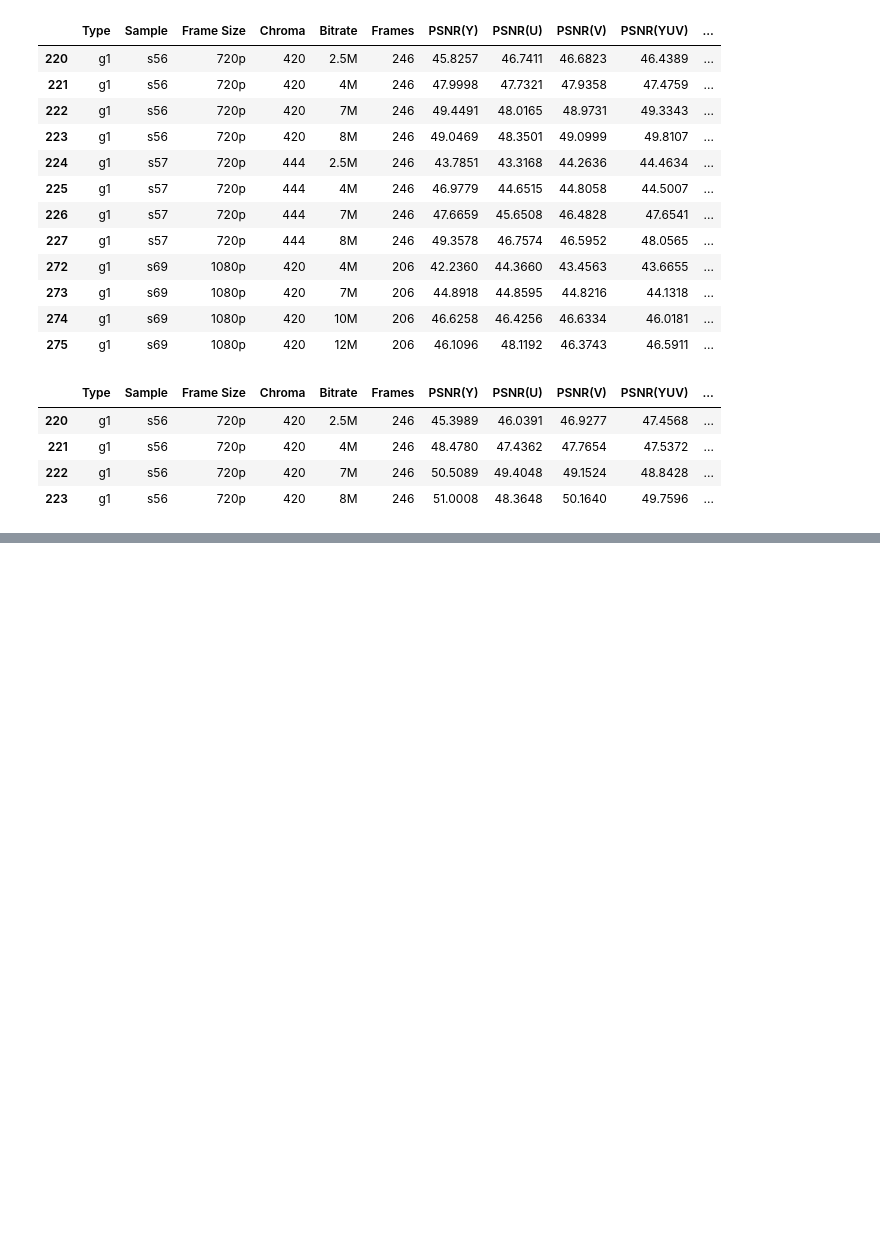
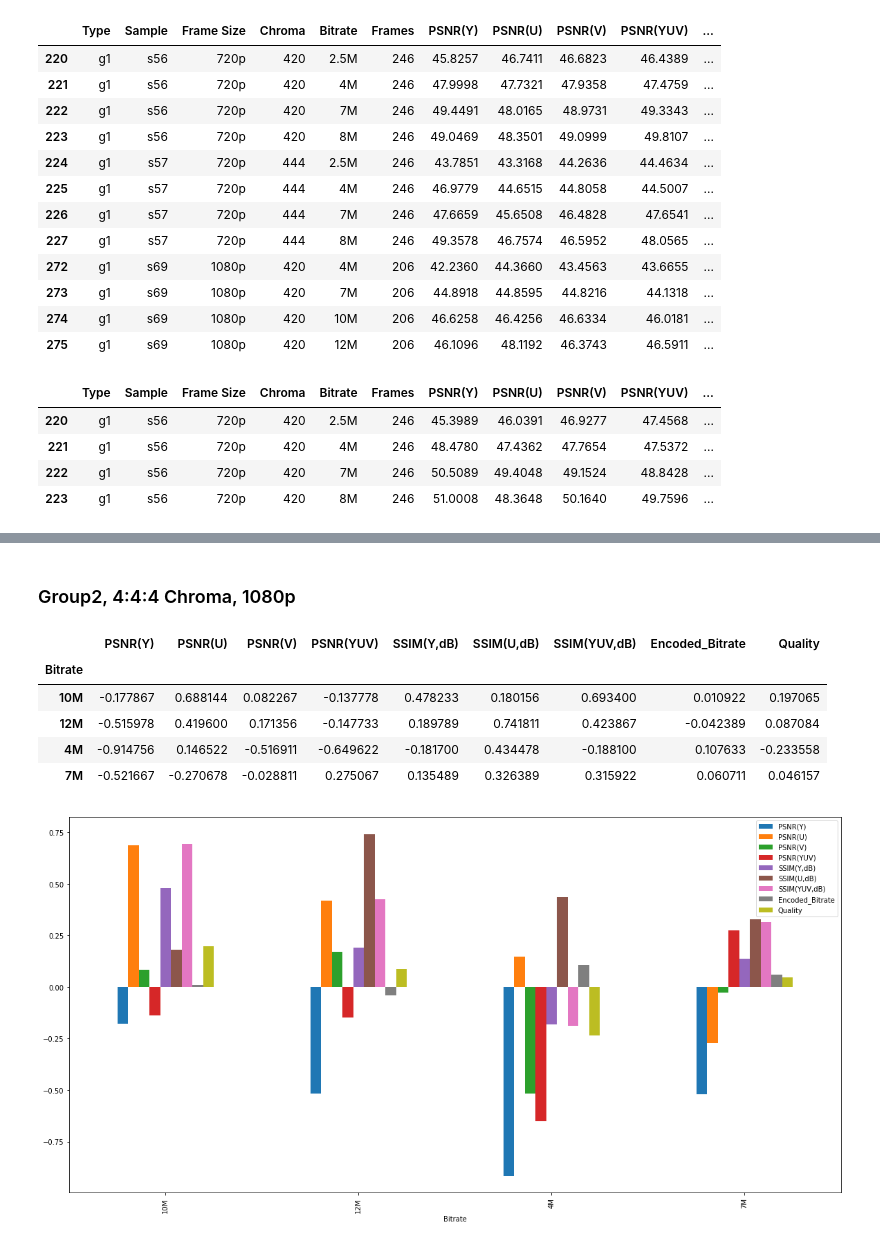
Before and after one commit to stackingboostedtrees/codec_test, a Jupyter notebook: codec_assignment.ipynb, the cells around one changed output, grey strips where cells are left out. Saved outputs shown, nothing was run; the diff lists cells and outputs as text; code cells hidden in the pictures; blank space fills up the shorter version.

```diff
--- a/codec_assignment.ipynb
+++ b/codec_assignment.ipynb
@@ -411,0 +286,14 @@ df.head(10)
+# %% [markdown]
+<a id='g2-444-1080p'></a>
+<h3>Group2, 4:4:4 Chroma, 1080p</h3>
+# %%
+difference.loc[('g2', 444, '1080p')].plot(kind='bar', figsize=(20,10))
+difference.loc[('g2', 444, '1080p')].head(50)
+# %% [output]
+|  | PSNR(Y) | PSNR(U) | PSNR(V) | PSNR(YUV) | SSIM(Y,dB) | SSIM(U,dB) | SSIM(YUV,dB) | Encoded_Bitrate | Quality |
+| Bitrate |  |  |  |  |  |  |  |  |  |
+| 10M | -0.177867 | 0.688144 | 0.082267 | -0.137778 | 0.478233 | 0.180156 | 0.693400 | 0.010922 | 0.197065 |
+| 12M | -0.515978 | 0.419600 | 0.171356 | -0.147733 | 0.189789 | 0.741811 | 0.423867 | -0.042389 | 0.087084 |
+| 4M | -0.914756 | 0.146522 | -0.516911 | -0.649622 | -0.181700 | 0.434478 | -0.188100 | 0.107633 | -0.233558 |
+| 7M | -0.521667 | -0.270678 | -0.028811 | 0.275067 | 0.135489 | 0.326389 | 0.315922 | 0.060711 | 0.046157 |
+[figure, added]
```
Also changed, not shown: parts of 58 cells of this notebook.
